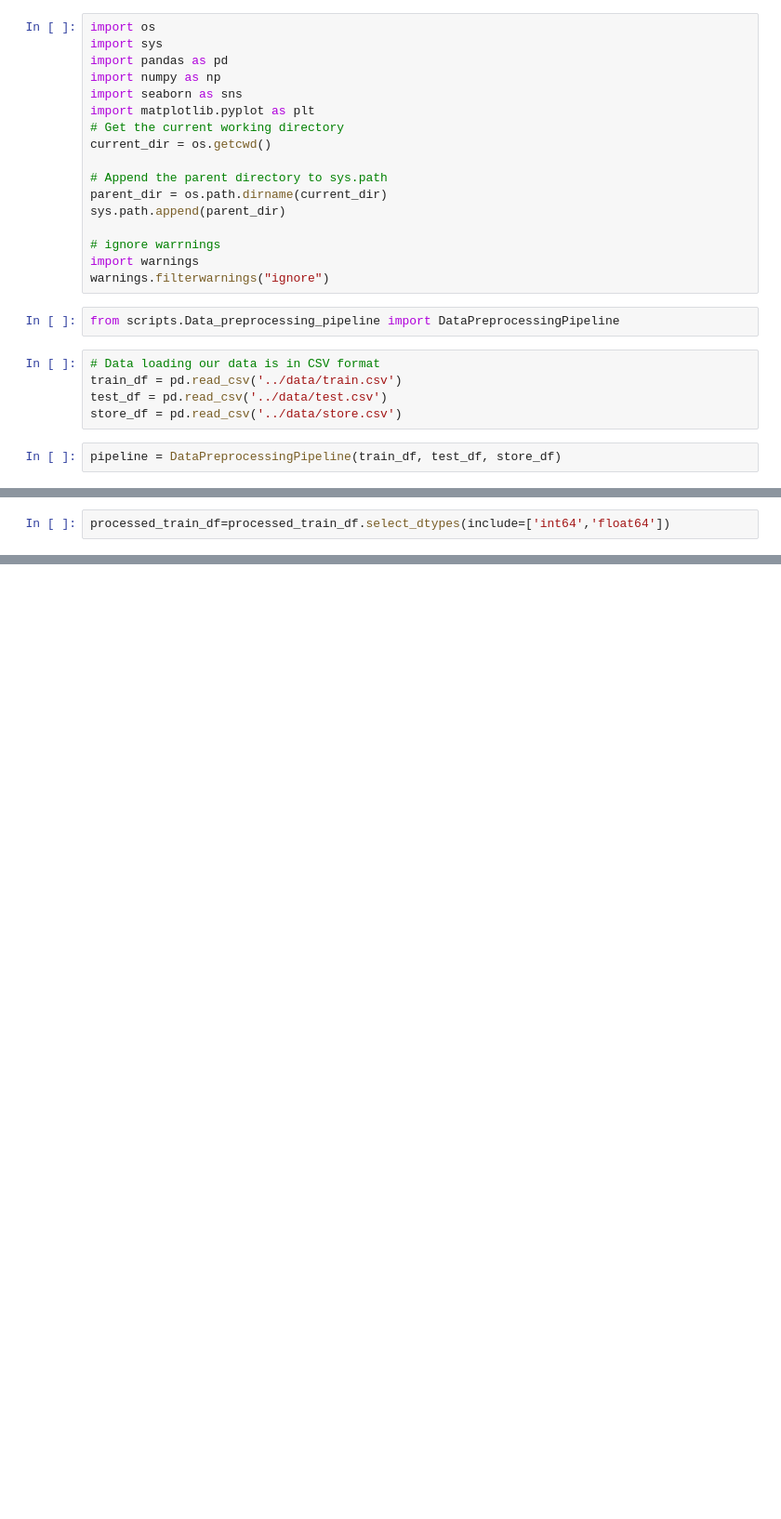
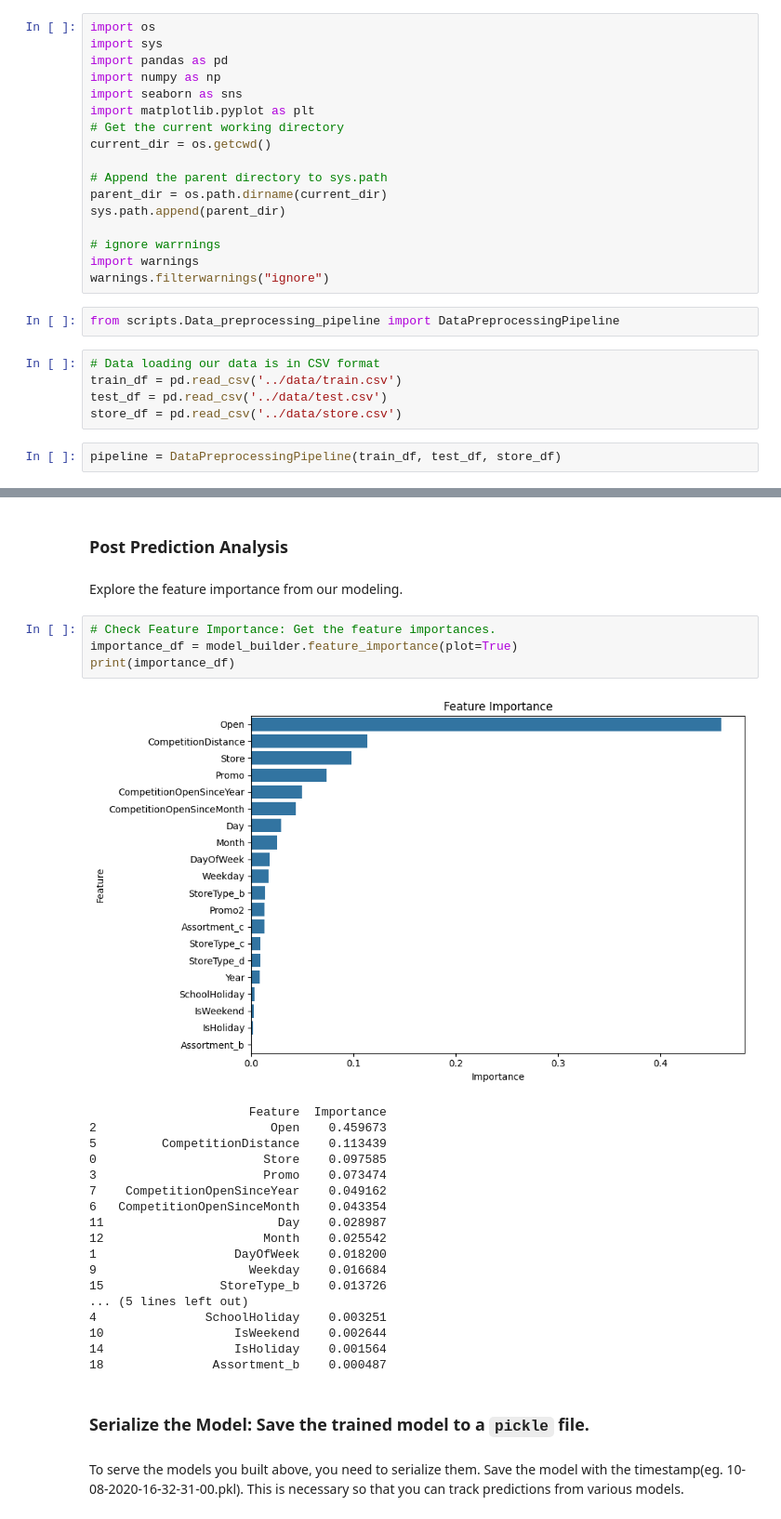
Before and after one commit to getahunTiruneh/rossmann-sales-prediction, a Jupyter notebook: notebook/Prediction_of_store_sales.ipynb, the cells around one changed output, grey strips where cells are left out. Shown: that part at 93% size. Drawn from its saved outputs; the diff is of its cells as text; blank space fills up the shorter version.

```diff
--- a/notebook/Prediction_of_store_sales.ipynb
+++ b/notebook/Prediction_of_store_sales.ipynb
@@ -69,2 +99,0 @@ KeyError: 'PromoInterval'
-# %%
-processed_train_df=processed_train_df.select_dtypes(include=['int64','float64'])
@@ -87,0 +146,31 @@ print(mse)
+# %% [markdown]
+### Post Prediction Analysis
+# %% [markdown]
+Explore the feature importance from our modeling.
+# %%
+# Check Feature Importance: Get the feature importances.
+importance_df = model_builder.feature_importance(plot=True)
+print(importance_df)
+# %% [output]
+[figure, added]
+                      Feature  Importance
+2                        Open    0.459673
+5         CompetitionDistance    0.113439
+0                       Store    0.097585
+3                       Promo    0.073474
+7    CompetitionOpenSinceYear    0.049162
+6   CompetitionOpenSinceMonth    0.043354
+11                        Day    0.028987
+12                      Month    0.025542
+1                   DayOfWeek    0.018200
+9                     Weekday    0.016684
+15                StoreType_b    0.013726
+... (5 lines left out)
+4               SchoolHoliday    0.003251
+10                  IsWeekend    0.002644
+14                  IsHoliday    0.001564
+18               Assortment_b    0.000487
+# %% [markdown]
+### Serialize the Model: Save the trained model to a `pickle` file.
+# %% [markdown]
+To serve the models you built above, you need to serialize them. Save the model with the timestamp(eg. 10-08-2020-16-32-31-00.pkl). This is necessary so that you can track predictions from various models.
```
Also changed, not shown: parts of 25 cells of this notebook.
